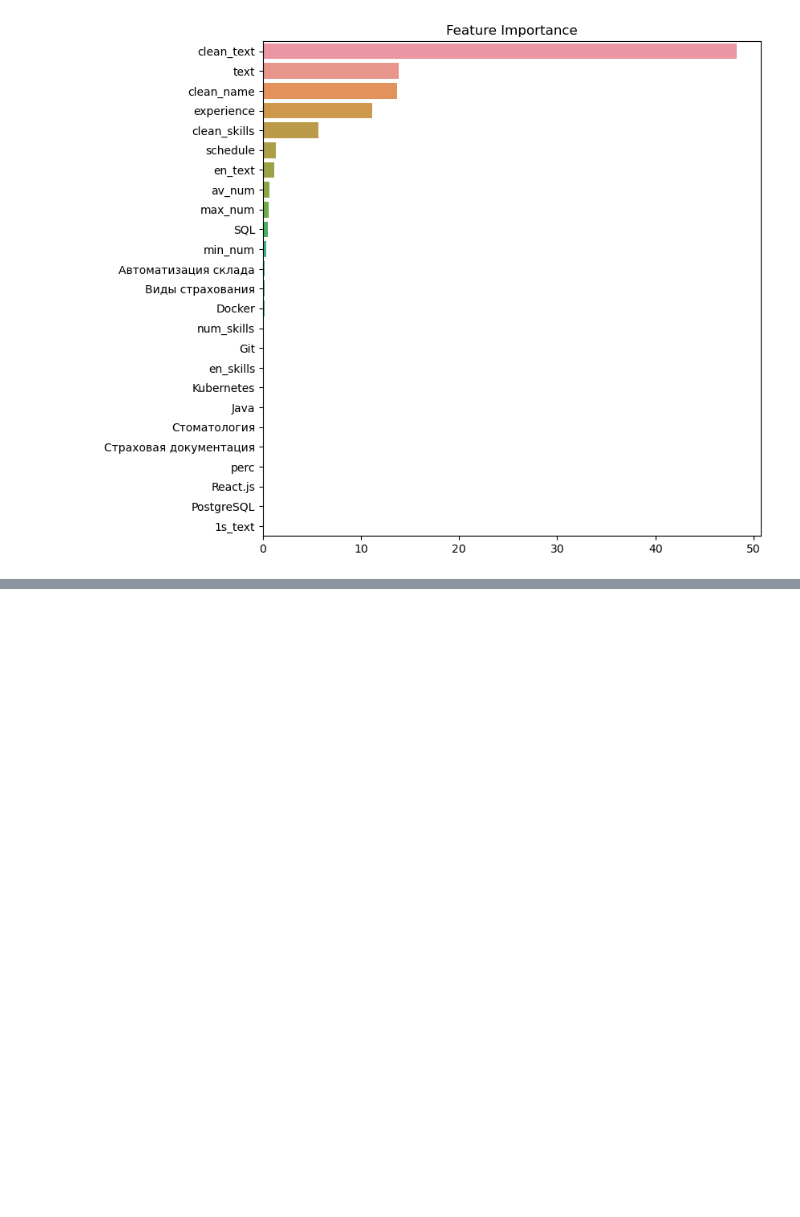
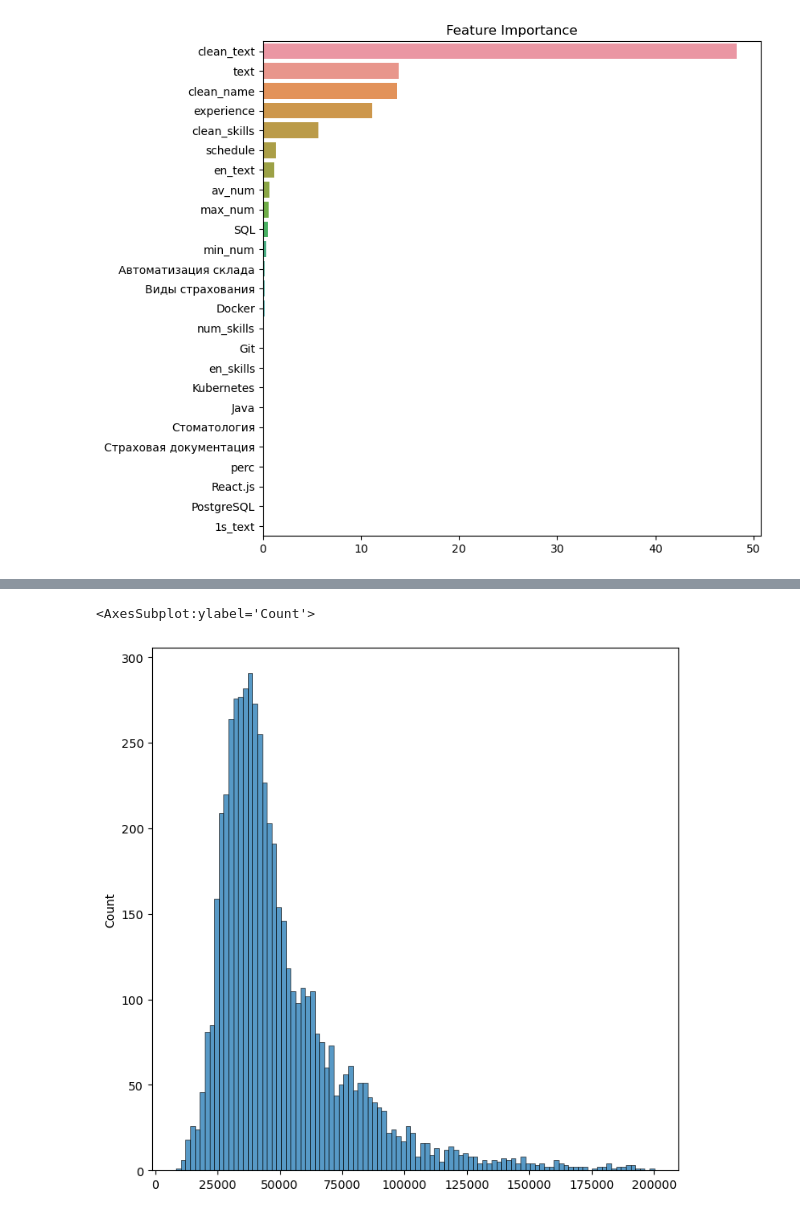
Before and after one commit to OispovIA/Salary_pred, a Jupyter notebook: 2nd_step_nlp.ipynb, the cells around one changed output, grey strips where cells are left out. Drawn from its saved outputs; the diff is of its cells as text; code cells hidden in the pictures; blank space fills up the shorter version.

```diff
--- a/2nd_step_nlp.ipynb
+++ b/2nd_step_nlp.ipynb
@@ -502,0 +727,39 @@ plt.show()
+# %%
+def predict(model, dataloader, device):
+    model.eval()
+    output = []
+    for batch in dataloader:
+        batch_inputs, batch_masks, _ = \
+            tuple(b.to(device) for b in batch)
+        with torch.no_grad():
+            output += model.model(batch_inputs,
+                                  batch_masks).view(1, -1).tolist()[0]
+    return output
+# %%
+test_tokens = tokenizer(
+                        text=(df_test.text).tolist(),
+                        add_special_tokens=True,
+                        padding='max_length',
+                        truncation='longest_first',
+                        max_length=512,
+                        return_attention_mask=True,
+                        return_tensors='pt'
+                        )
+test_input_ids = np.array(test_tokens['input_ids'])
+test_attention_mask = np.array(test_tokens['attention_mask'])
+
+test_dataloader = create_dataloaders(
+                                     test_input_ids,
+                                     test_attention_mask,
+                                     np.ones(test_input_ids.shape[0]),
+                                     batch_size,
+                                     shuffle=False
+                                     )
+# %%
+pred_bert_scaled = predict(model_nn.to(device), test_dataloader, device)
+pred_bert = scaler.inverse_transform(np.array(pred_bert_scaled).reshape(-1, 1)).flatten()
+# %%
+sns.histplot(pred_bert, bins=100)
+# %% [output]
+<AxesSubplot:ylabel='Count'>
+[figure, added]
```
Also changed, not shown: parts of 31 cells of this notebook.
